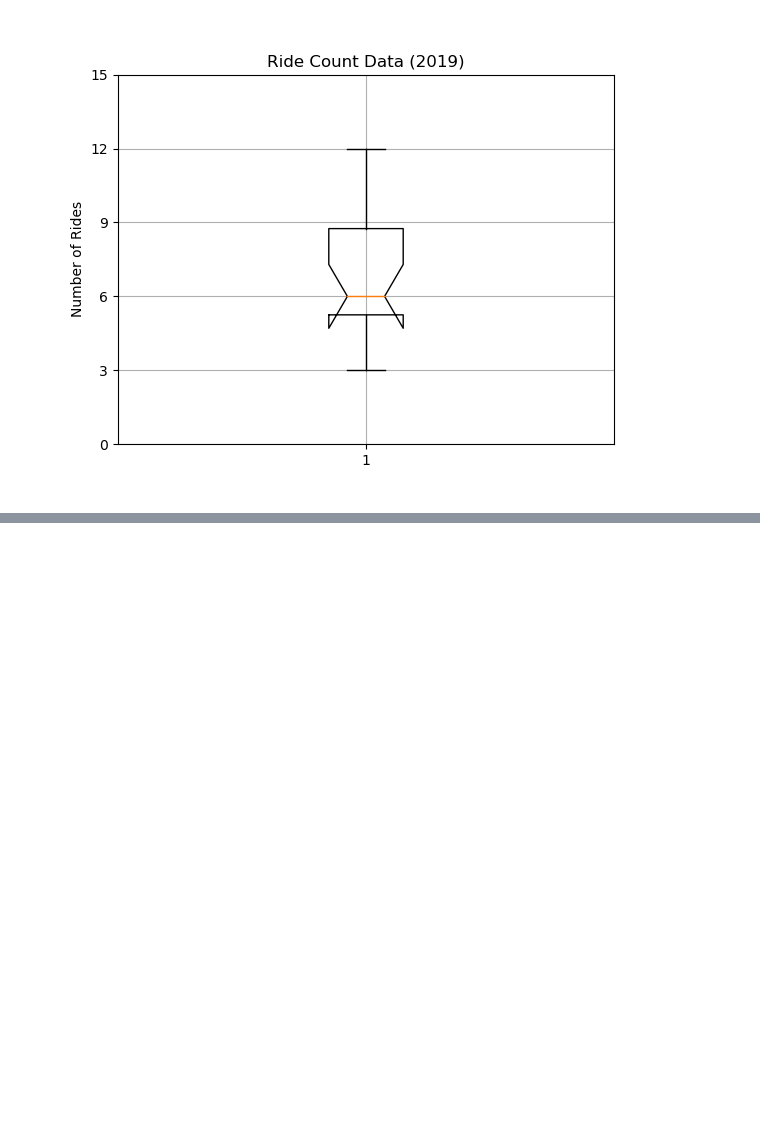
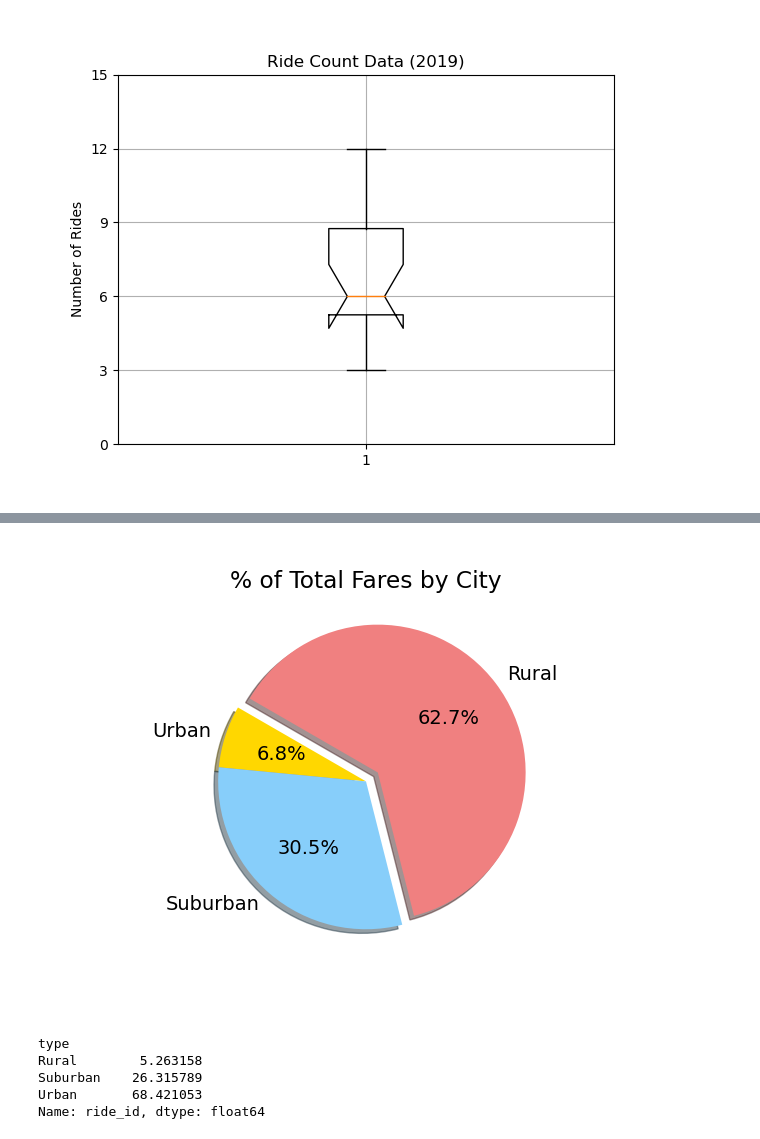
Before and after one commit to DanielMastCA/PyBer_Analysis, a Jupyter notebook: PyBer.ipynb, the cells around one changed output, grey strips where cells are left out. Saved outputs shown, nothing was run; the diff lists cells and outputs as text; code cells hidden in the pictures; blank space fills up the shorter version.

```diff
--- a/PyBer.ipynb
+++ b/PyBer.ipynb
@@ -660,0 +675,39 @@ fig.show()
+# %%
+total_fares = pyber_data_df["fare"].sum()
+
+# Get the sum of the fares for each city type.
+sum_fares_by_type = pyber_data_df.groupby(["type"]).sum()["fare"]
+
+type_percents = 100 * sum_fares_by_type / total_fares
+# %%
+x_labels = ["Urban", "Suburban", "Rural"]
+
+explode = [0, 0, 0.1]
+
+fig, ax = plt.subplots()
+ax.pie(
+    type_percents,
+    labels = x_labels,
+    explode = explode,
+    shadow=True,
+    startangle = 150,
+    colors=["gold", "lightskyblue", "lightcoral"],
+    autopct = "%1.1f%%"
+    )
+
+ax.set_title("% of Total Fares by City")
+mpl.rcParams["font.size"] = 14
+
+plt.savefig(os.path.join("analysis", "Fig5.png"))
+plt.show()
+# %% [output]
+[figure, added]
+# %%
+ride_percents = 100 * pyber_data_df.groupby(pyber_data_df["type"])["ride_id"].count() / pyber_data_df["ride_id"].count()
+ride_percents
+# %% [output]
+type
+Rural        5.263158
+Suburban    26.315789
+Urban       68.421053
+Name: ride_id, dtype: float64
```
Also changed, not shown: parts of 5 cells of this notebook, 1 other file.
